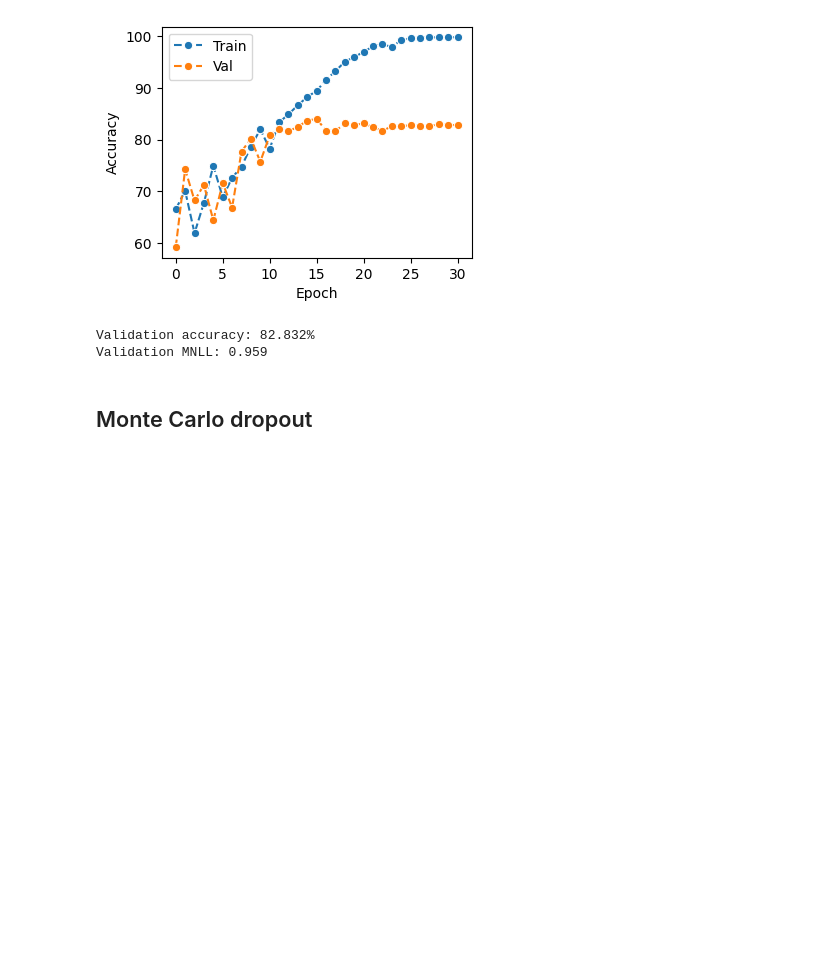
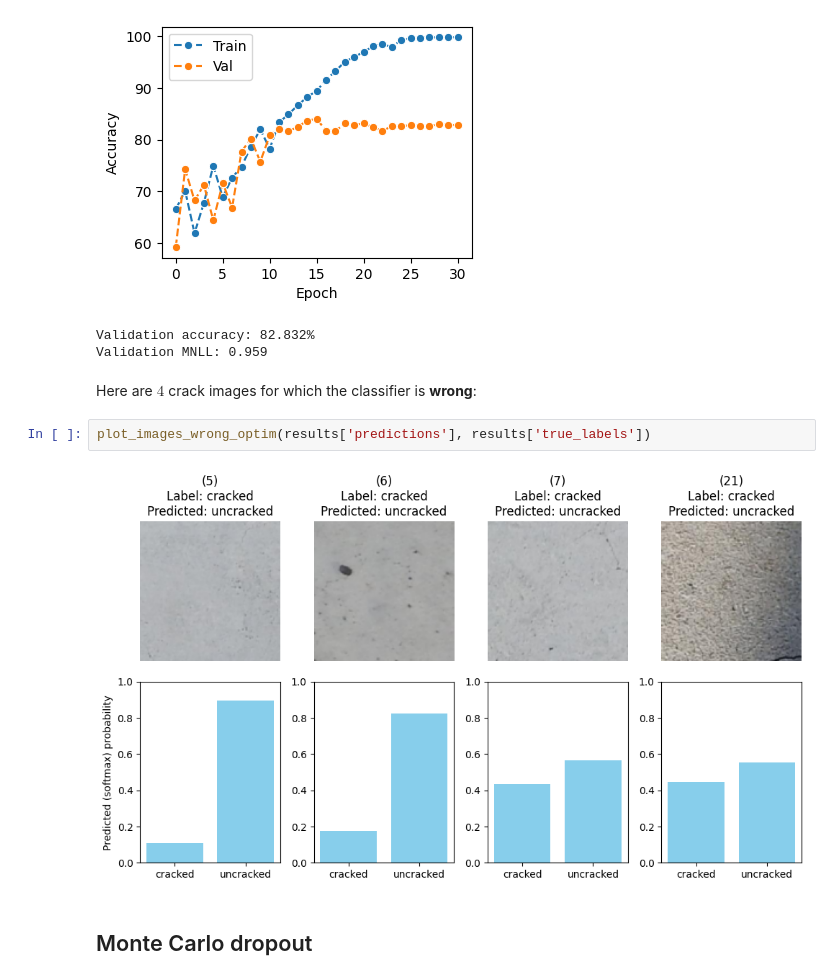
Before and after one commit to mattyred/KAUST-STAT301-BayesianDeepLearning, a Jupyter notebook: bdl_project.ipynb, the cells around one changed output. Saved outputs shown, nothing was run; the diff lists cells and outputs as text; blank space fills up the shorter version.

```diff
--- a/bdl_project.ipynb
+++ b/bdl_project.ipynb
@@ -252,6 +303,12 @@ print(f"Validation MNLL: {neg_loglik:.3f}")
 [figure]
 Validation accuracy: 82.832%
 Validation MNLL: 0.959
+# %% [markdown]
+Here are $4$ crack images for which the classifier is **wrong**:
+# %%
+plot_images_wrong_optim(results['predictions'], results['true_labels'])
+# %% [output]
+[figure, added]
 # %% [markdown]
 ## Monte Carlo dropout
 # %% [markdown]
```
Also changed, not shown: parts of 17 cells of this notebook, 19 other files.
